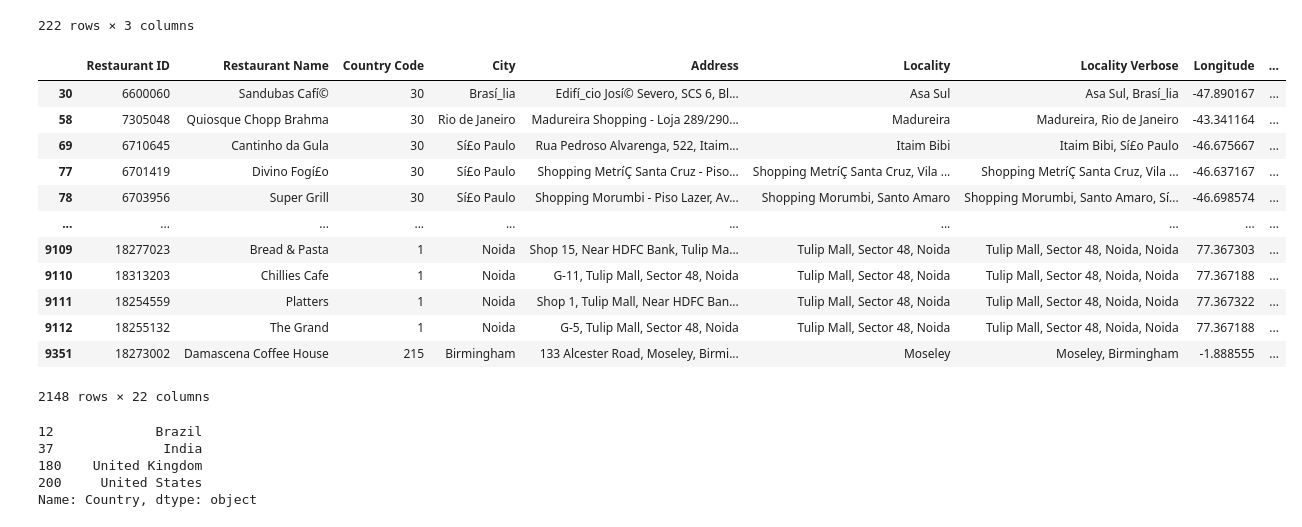
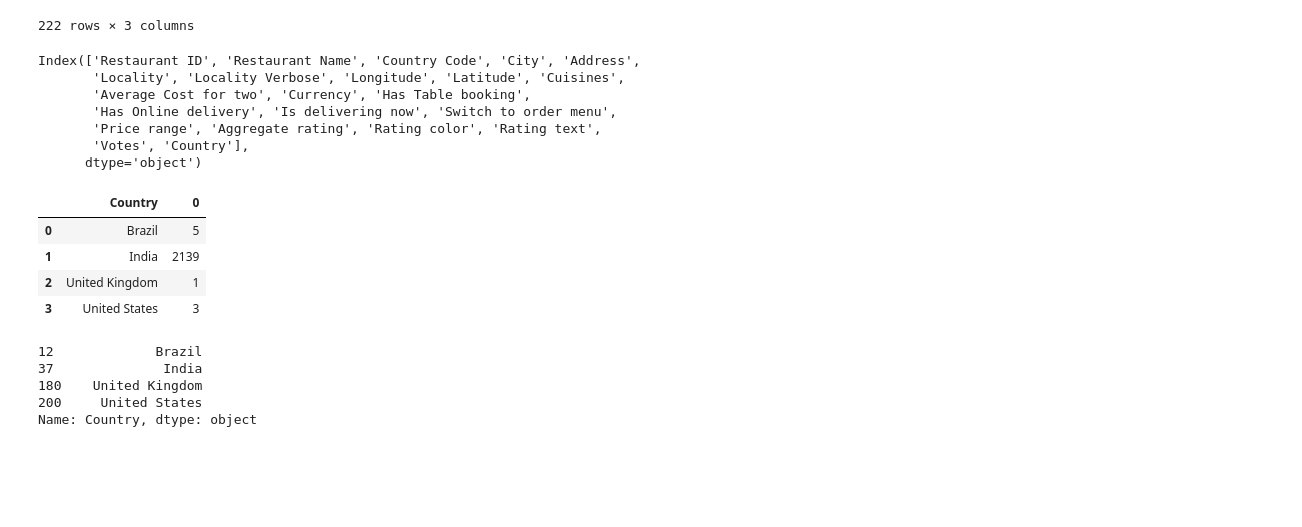
Before and after one commit to AbhijeetPhD/Exploratory_DataAnalysis, a Jupyter notebook: EDA_Zomato.ipynb, the cells around one changed output. Cells and saved outputs as stored; diff of their text form; code cells hidden in the pictures; blank space fills up the shorter version.

```diff
--- a/EDA_Zomato.ipynb
+++ b/EDA_Zomato.ipynb
@@ -246,22 +246,24 @@ country_ratings
 | 220 | United States | 4.8 | 3 |
 | 221 | United States | 4.9 | 14 |
 222 rows × 3 columns
+# %%
+final_df.columns
+# %% [output]
+Index(['Restaurant ID', 'Restaurant Name', 'Country Code', 'City', 'Address',
+       'Locality', 'Locality Verbose', 'Longitude', 'Latitude', 'Cuisines',
+       'Average Cost for two', 'Currency', 'Has Table booking',
+       'Has Online delivery', 'Is delivering now', 'Switch to order menu',
+       'Price range', 'Aggregate rating', 'Rating color', 'Rating text',
+       'Votes', 'Country'],
+      dtype='object')
 # %%
-final_df[final_df['Aggregate rating']==0].groupby(['country',])
+final_df[final_df['Aggregate rating']==0].groupby(['Country']).size().reset_index()
 # %% [output]
-|  | Restaurant ID | Restaurant Name | Country Code | City | Address | Locality | Locality Verbose | Longitude | ... |
-| 30 | 6600060 | Sandubas Cafí© | 30 | Brasí_lia | Edifí_cio Josí© Severo, SCS 6, Bl... | Asa Sul | Asa Sul, Brasí_lia | -47.890167 | ... |
-| 58 | 7305048 | Quiosque Chopp Brahma | 30 | Rio de Janeiro | Madureira Shopping - Loja 289/290... | Madureira | Madureira, Rio de Janeiro | -43.341164 | ... |
-| 69 | 6710645 | Cantinho da Gula | 30 | Sí£o Paulo | Rua Pedroso Alvarenga, 522, Itaim... | Itaim Bibi | Itaim Bibi, Sí£o Paulo | -46.675667 | ... |
-| 77 | 6701419 | Divino Fogí£o | 30 | Sí£o Paulo | Shopping MetríÇ Santa Cruz - Piso... | Shopping MetríÇ Santa Cruz, Vila ... | Shopping MetríÇ Santa Cruz, Vila ... | -46.637167 | ... |
-| 78 | 6703956 | Super Grill | 30 | Sí£o Paulo | Shopping Morumbi - Piso Lazer, Av... | Shopping Morumbi, Santo Amaro | Shopping Morumbi, Santo Amaro, Sí... | -46.698574 | ... |
-| ... | ... | ... | ... | ... | ... | ... | ... | ... | ... |
-| 9109 | 18277023 | Bread & Pasta | 1 | Noida | Shop 15, Near HDFC Bank, Tulip Ma... | Tulip Mall, Sector 48, Noida | Tulip Mall, Sector 48, Noida, Noida | 77.367303 | ... |
-| 9110 | 18313203 | Chillies Cafe | 1 | Noida | G-11, Tulip Mall, Sector 48, Noida | Tulip Mall, Sector 48, Noida | Tulip Mall, Sector 48, Noida, Noida | 77.367188 | ... |
-| 9111 | 18254559 | Platters | 1 | Noida | Shop 1, Tulip Mall, Near HDFC Ban... | Tulip Mall, Sector 48, Noida | Tulip Mall, Sector 48, Noida, Noida | 77.367322 | ... |
-| 9112 | 18255132 | The Grand | 1 | Noida | G-5, Tulip Mall, Sector 48, Noida | Tulip Mall, Sector 48, Noida | Tulip Mall, Sector 48, Noida, Noida | 77.367188 | ... |
-| 9351 | 18273002 | Damascena Coffee House | 215 | Birmingham | 133 Alcester Road, Moseley, Birmi... | Moseley | Moseley, Birmingham | -1.888555 | ... |
+|  | Country | 0 |
+| 0 | Brazil | 5 |
+| 1 | India | 2139 |
+| 2 | United Kingdom | 1 |
+| 3 | United States | 3 |
-2148 rows × 22 columns
 # %%
 country_ratings['Country'][country_ratings['Aggregate rating']==0]
 # %% [output]
```
Also changed, not shown: parts of 13 cells of this notebook, 3 other files.
